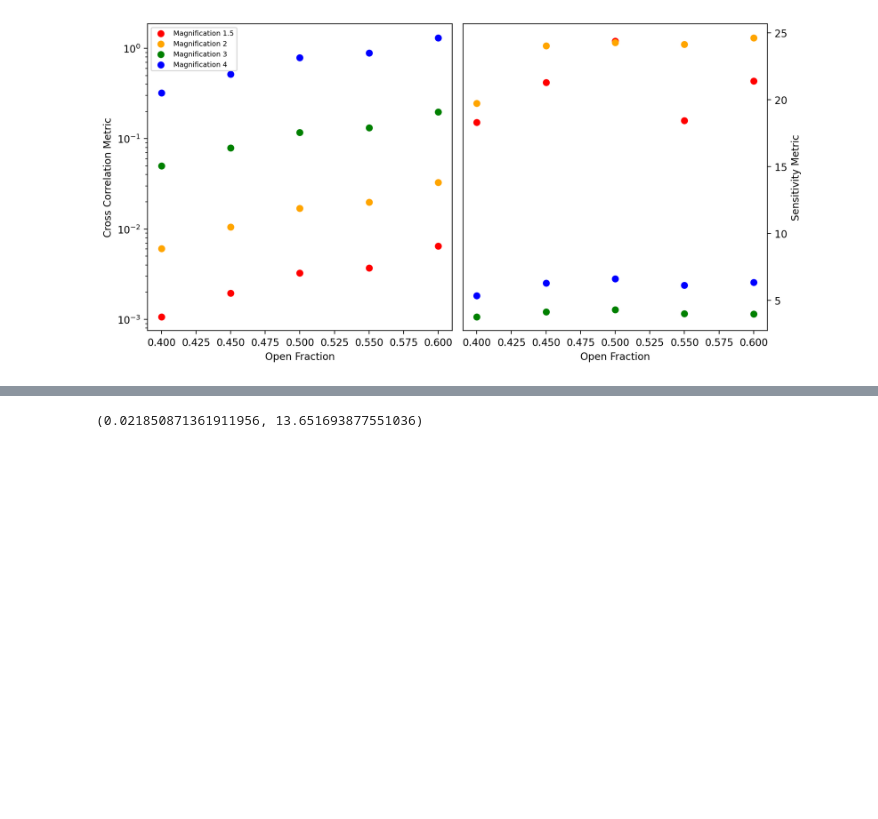
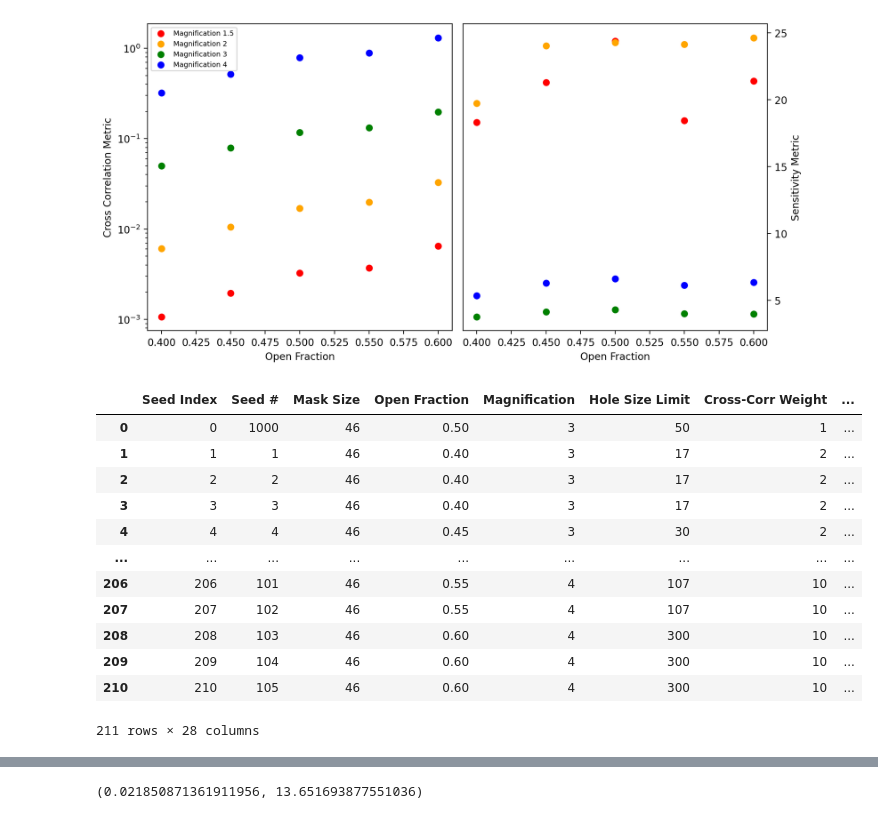
Before and after one commit to cllamb0/CCI2-Coded-Aperture, a Jupyter notebook: Metric-Calculator.ipynb, the cells around one changed output, grey strips where cells are left out. Saved outputs shown, nothing was run; the diff lists cells and outputs as text; code cells hidden in the pictures; blank space fills up the shorter version.

```diff
--- a/Metric-Calculator.ipynb
+++ b/Metric-Calculator.ipynb
@@ -181,4 +181,20 @@ plt.show()
 # %%
 metric_tester = OptimizerClass(initialize = False)
 metric_tester.plots_dir = 'Optimizations-Desktop/Plots/'
+# %%
+seed_metadata
+# %% [output]
+|  | Seed Index | Seed # | Mask Size | Open Fraction | Magnification | Hole Size Limit | Cross-Corr Weight | ... |
+| 0 | 0 | 1000 | 46 | 0.50 | 3 | 50 | 1 | ... |
+| 1 | 1 | 1 | 46 | 0.40 | 3 | 17 | 2 | ... |
+| 2 | 2 | 2 | 46 | 0.40 | 3 | 17 | 2 | ... |
+| 3 | 3 | 3 | 46 | 0.40 | 3 | 17 | 2 | ... |
+| 4 | 4 | 4 | 46 | 0.45 | 3 | 30 | 2 | ... |
+| ... | ... | ... | ... | ... | ... | ... | ... | ... |
+| 206 | 206 | 101 | 46 | 0.55 | 4 | 107 | 10 | ... |
+| 207 | 207 | 102 | 46 | 0.55 | 4 | 107 | 10 | ... |
+| 208 | 208 | 103 | 46 | 0.60 | 4 | 300 | 10 | ... |
+| 209 | 209 | 104 | 46 | 0.60 | 4 | 300 | 10 | ... |
+| 210 | 210 | 105 | 46 | 0.60 | 4 | 300 | 10 | ... |
+211 rows × 28 columns
 # %%
```
Also changed, not shown: parts of 6 cells of this notebook, 2 other files.
